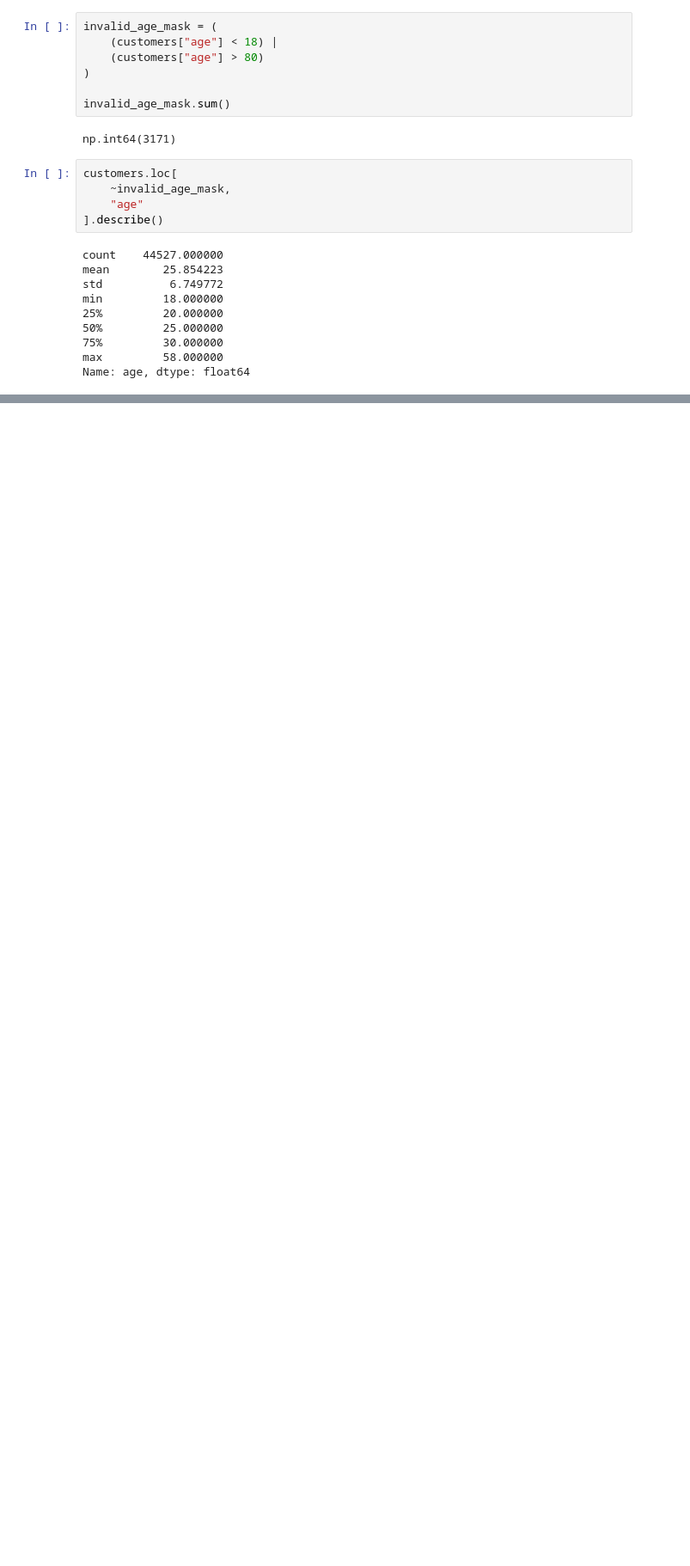
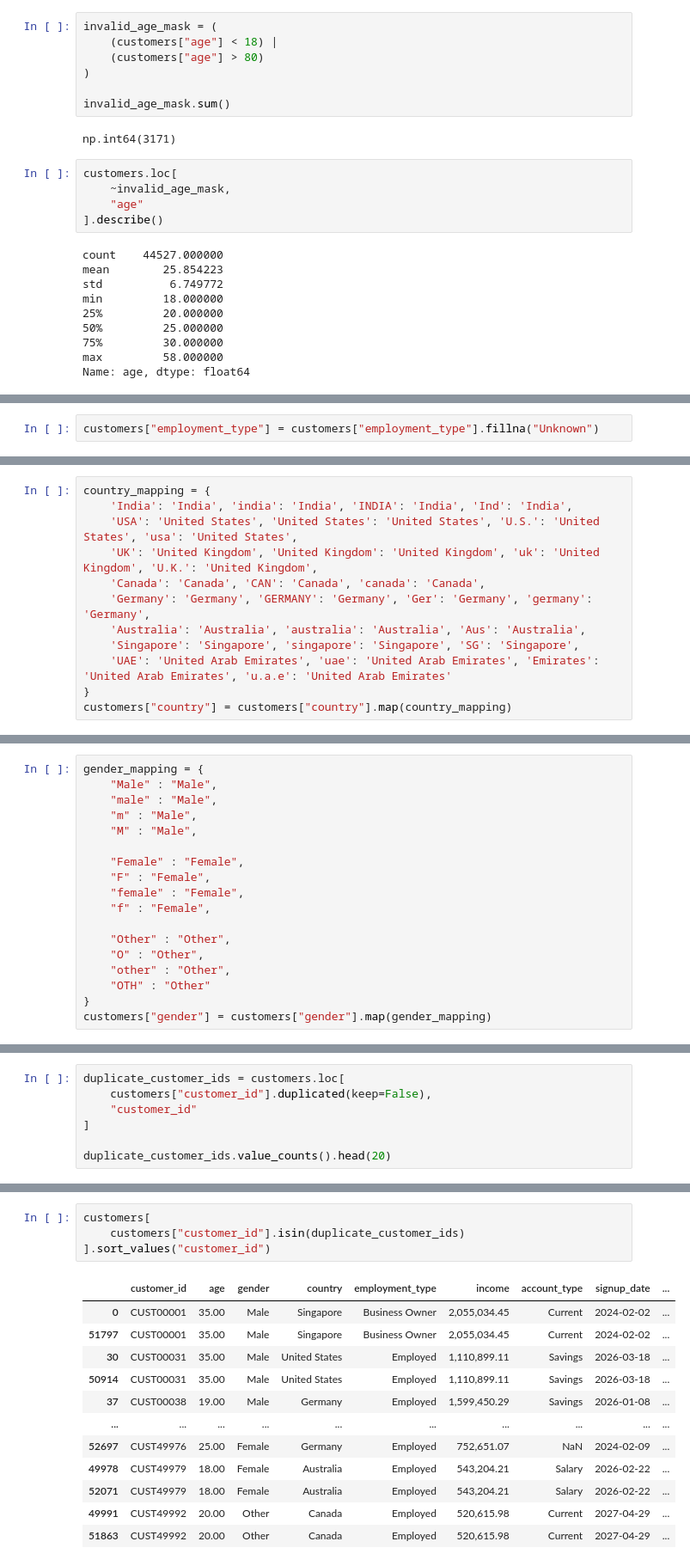
Before and after one commit to Abburibhuvan/FinSight-Customer-Analytics, a Jupyter notebook: Notebooks/02_data_cleaning.ipynb, the cells around one changed output, grey strips where cells are left out. Shown at 86% size. Saved outputs shown, nothing was run; the diff lists cells and outputs as text; blank space fills up the shorter version.

```diff
--- a/Notebooks/02_data_cleaning.ipynb
+++ b/Notebooks/02_data_cleaning.ipynb
@@ -298,0 +604,2 @@ Name: age, dtype: float64
+# %%
+customers["employment_type"] = customers["employment_type"].fillna("Unknown")
@@ -298,0 +760,12 @@ Name: age, dtype: float64
+# %%
+country_mapping = {
+    'India': 'India', 'india': 'India', 'INDIA': 'India', 'Ind': 'India',
+    'USA': 'United States', 'United States': 'United States', 'U.S.': 'United States', 'usa': 'United States',
+    'UK': 'United Kingdom', 'United Kingdom': 'United Kingdom', 'uk': 'United Kingdom', 'U.K.': 'United Kingdom',
+    'Canada': 'Canada', 'CAN': 'Canada', 'canada': 'Canada',
+    'Germany': 'Germany', 'GERMANY': 'Germany', 'Ger': 'Germany', 'germany': 'Germany',
+    'Australia': 'Australia', 'australia': 'Australia', 'Aus': 'Australia',
+    'Singapore': 'Singapore', 'singapore': 'Singapore', 'SG': 'Singapore',
+    'UAE': 'United Arab Emirates', 'uae': 'United Arab Emirates', 'Emirates': 'United Arab Emirates', 'u.a.e': 'United Arab Emirates'
+}
+customers["country"] = customers["country"].map(country_mapping)
@@ -298,0 +806,18 @@ Name: age, dtype: float64
+# %%
+gender_mapping = {
+    "Male" : "Male",
+    "male" : "Male",
+    "m" : "Male",
+    "M" : "Male",
+
+    "Female" : "Female",
+    "F" : "Female",
+    "female" : "Female",
+    "f" : "Female",
+
+    "Other" : "Other",
+    "O" : "Other",
+    "other" : "Other",
+    "OTH" : "Other"
+}
+customers["gender"] = customers["gender"].map(gender_mapping)
@@ -298,0 +840,7 @@ Name: age, dtype: float64
+# %%
+duplicate_customer_ids = customers.loc[
+    customers["customer_id"].duplicated(keep=False),
+    "customer_id"
+]
+
+duplicate_customer_ids.value_counts().head(20)
@@ -298,0 +865,17 @@ Name: age, dtype: float64
+# %%
+customers[
+    customers["customer_id"].isin(duplicate_customer_ids)
+].sort_values("customer_id")
+# %% [output]
+|  | customer_id | age | gender | country | employment_type | income | account_type | signup_date | ... |
+| 0 | CUST00001 | 35.00 | Male | Singapore | Business Owner | 2,055,034.45 | Current | 2024-02-02 | ... |
+| 51797 | CUST00001 | 35.00 | Male | Singapore | Business Owner | 2,055,034.45 | Current | 2024-02-02 | ... |
+| 30 | CUST00031 | 35.00 | Male | United States | Employed | 1,110,899.11 | Savings | 2026-03-18 | ... |
+| 50914 | CUST00031 | 35.00 | Male | United States | Employed | 1,110,899.11 | Savings | 2026-03-18 | ... |
+| 37 | CUST00038 | 19.00 | Male | Germany | Employed | 1,599,450.29 | Savings | 2026-01-08 | ... |
+| ... | ... | ... | ... | ... | ... | ... | ... | ... | ... |
+| 52697 | CUST49976 | 25.00 | Female | Germany | Employed | 752,651.07 | NaN | 2024-02-09 | ... |
+| 49978 | CUST49979 | 18.00 | Female | Australia | Employed | 543,204.21 | Salary | 2026-02-22 | ... |
+| 52071 | CUST49979 | 18.00 | Female | Australia | Employed | 543,204.21 | Salary | 2026-02-22 | ... |
+| 49991 | CUST49992 | 20.00 | Other | Canada | Employed | 520,615.98 | Current | 2027-04-29 | ... |
+| 51863 | CUST49992 | 20.00 | Other | Canada | Employed | 520,615.98 | Current | 2027-04-29 | ... |
```
Also changed, not shown: parts of 84 cells of this notebook.
